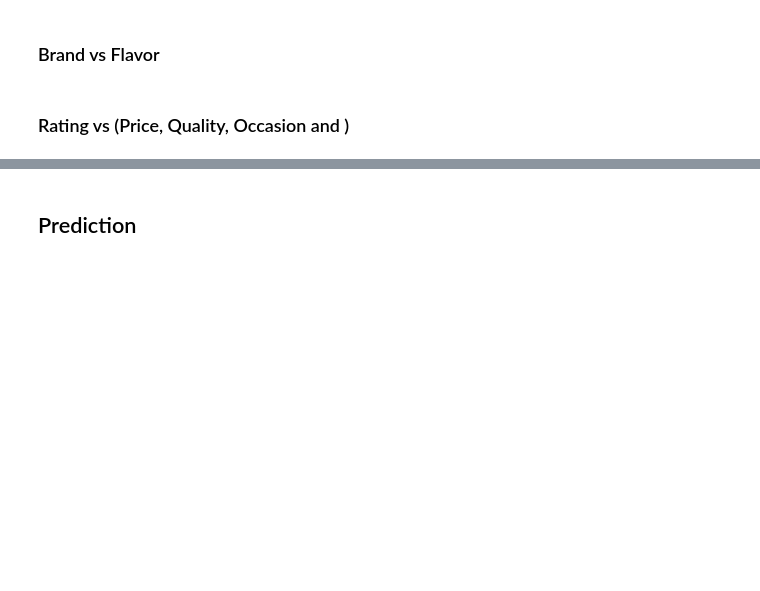
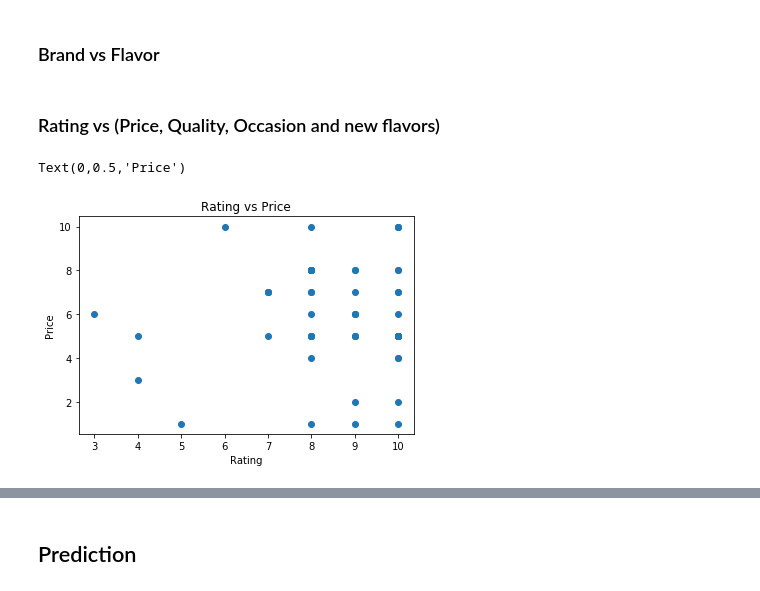
Before and after one commit to PSIB0T/Ice-cream-mining, a Jupyter notebook: IceCream.ipynb, the cells around one changed output, grey strips where cells are left out. Saved outputs shown, nothing was run; the diff lists cells and outputs as text; code cells hidden in the pictures; blank space fills up the shorter version.

Commit message:
Add scatterplots for rating vs price

```diff
--- a/IceCream.ipynb
+++ b/IceCream.ipynb
@@ -144,4 +145,14 @@ dtype: int64
 # %% [markdown]
 ### Brand vs Flavor
 # %% [markdown]
-### Rating vs (Price, Quality, Occasion and )
+### Rating vs (Price, Quality, Occasion and new flavors)
+# %%
+x=df.Rating.values
+y=df.Price.values
+plt.scatter(x,y)
+plt.title("Rating vs Price")
+plt.xlabel("Rating")
+plt.ylabel("Price")
+# %% [output]
+Text(0,0.5,'Price')
+[figure, added]
```
Also changed, not shown: parts of 4 cells of this notebook.
